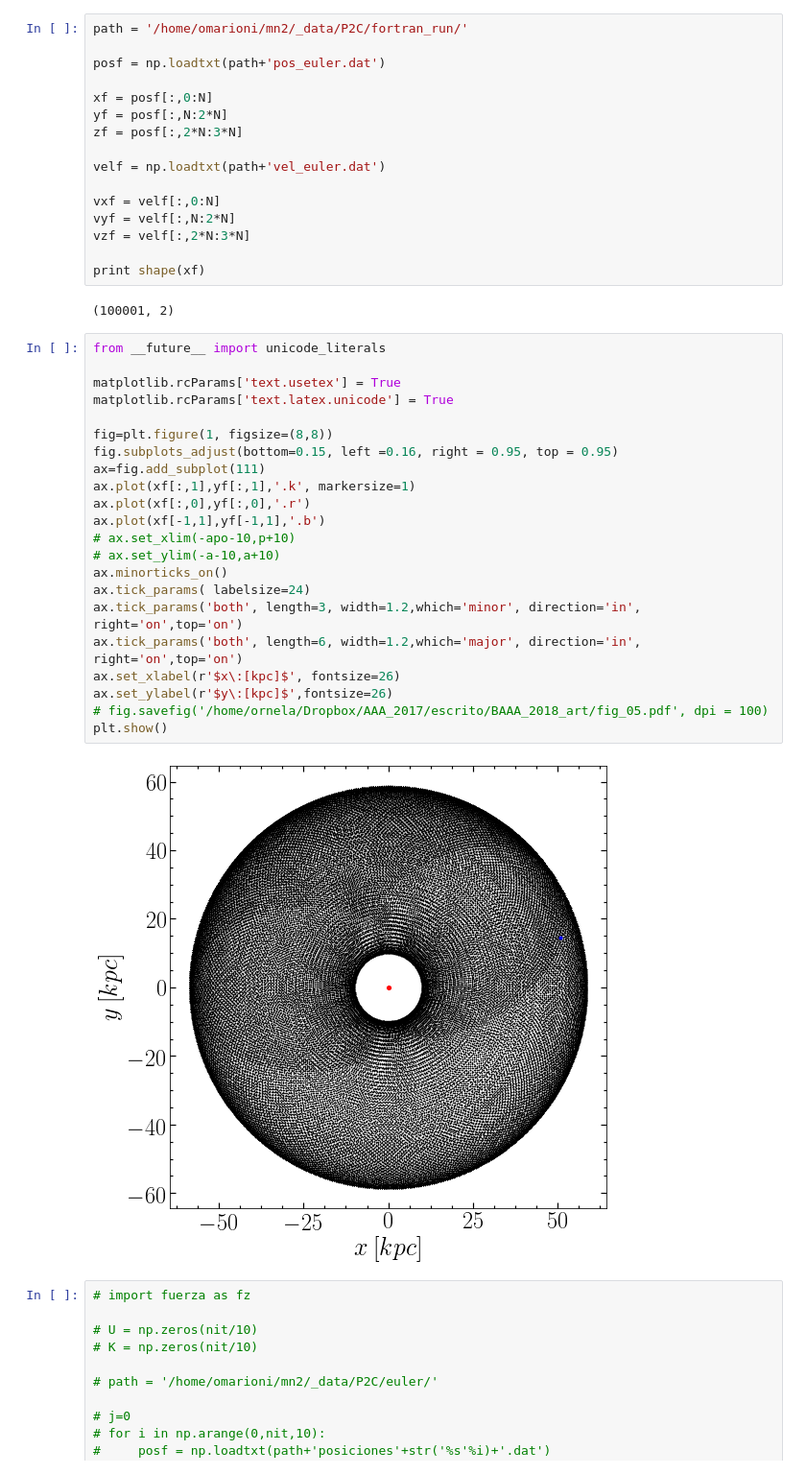
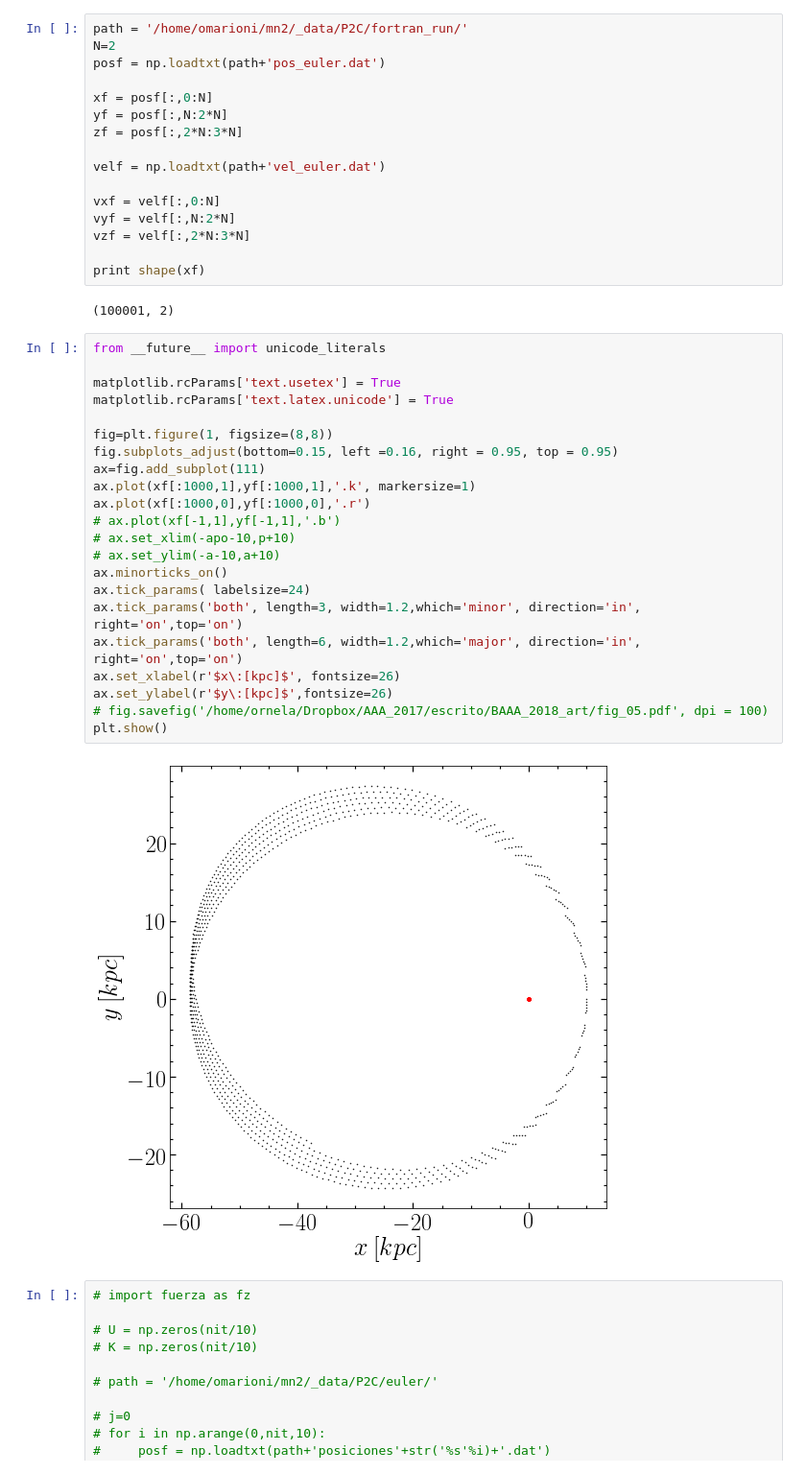
Before and after one commit to ornemarioni/mn2, a Jupyter notebook: P2C_test.ipynb, the cells around one changed output. Shown: that part at 96% size. Drawn from its saved outputs; the diff is of its cells as text.

```diff
--- a/P2C_test.ipynb
+++ b/P2C_test.ipynb
@@ -108,7 +108,7 @@ integradores_modificado.euler(eps,dt,nit,m,pos[:,0],pos[:,1],pos[:,2],vel[:,0],v
 #     j += 1
 # %%
 path = '/home/omarioni/mn2/_data/P2C/fortran_run/'
-
+N=2
 posf = np.loadtxt(path+'pos_euler.dat')
 
 xf = posf[:,0:N]
@@ -127,27 +127,27 @@ print shape(xf)
 # %%
 from __future__ import unicode_literals
 
 matplotlib.rcParams['text.usetex'] = True
 matplotlib.rcParams['text.latex.unicode'] = True
 
 fig=plt.figure(1, figsize=(8,8))
 fig.subplots_adjust(bottom=0.15, left =0.16, right = 0.95, top = 0.95)
 ax=fig.add_subplot(111)
-ax.plot(xf[:,1],yf[:,1],'.k', markersize=1)
-ax.plot(xf[:,0],yf[:,0],'.r')
-ax.plot(xf[-1,1],yf[-1,1],'.b')
+ax.plot(xf[:1000,1],yf[:1000,1],'.k', markersize=1)
+ax.plot(xf[:1000,0],yf[:1000,0],'.r')
+# ax.plot(xf[-1,1],yf[-1,1],'.b')
 # ax.set_xlim(-apo-10,p+10)
 # ax.set_ylim(-a-10,a+10)
 ax.minorticks_on()
 ax.tick_params( labelsize=24)
 ax.tick_params('both', length=3, width=1.2,which='minor', direction='in', right='on',top='on')
 ax.tick_params('both', length=6, width=1.2,which='major', direction='in', right='on',top='on')
 ax.set_xlabel(r'$x\:[kpc]$', fontsize=26)
 ax.set_ylabel(r'$y\:[kpc]$',fontsize=26)
 # fig.savefig('/home/ornela/Dropbox/AAA_2017/escrito/BAAA_2018_art/fig_05.pdf', dpi = 100)
 plt.show()
 # %% [output]
-[figure, old version]
+[figure, new version]
 # %%
 # import fuerza as fz
 
```
Also changed, not shown: parts of 8 cells of this notebook, 1 other file.
